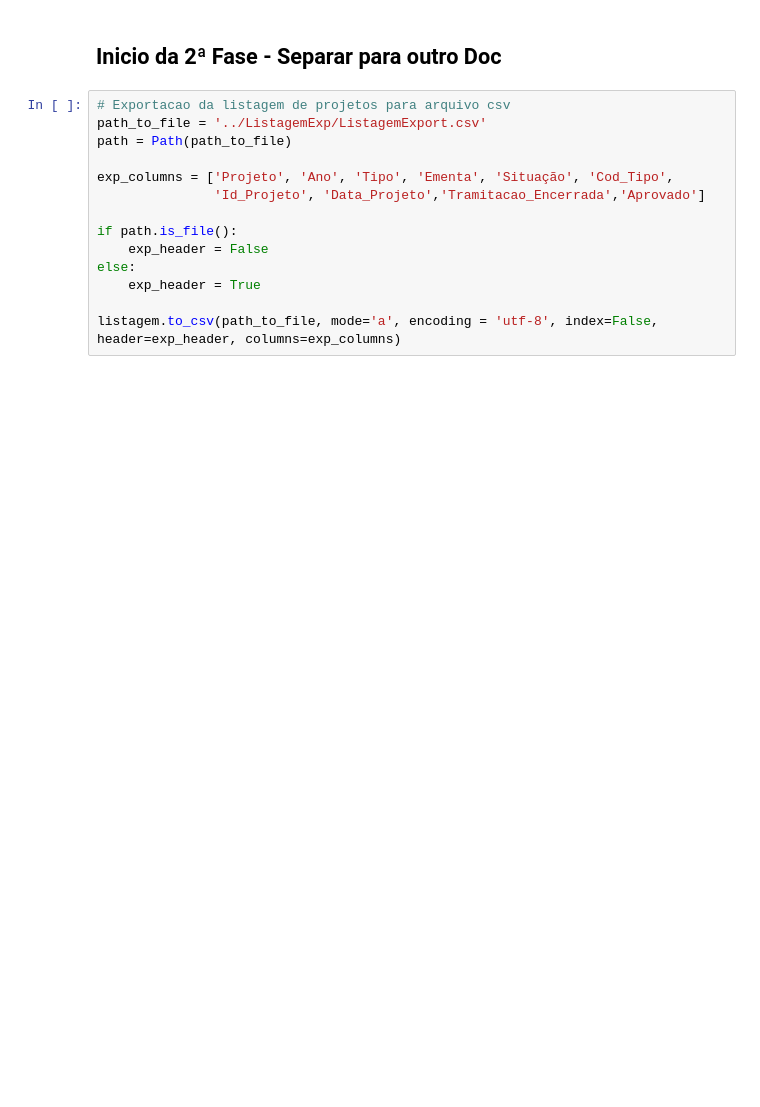
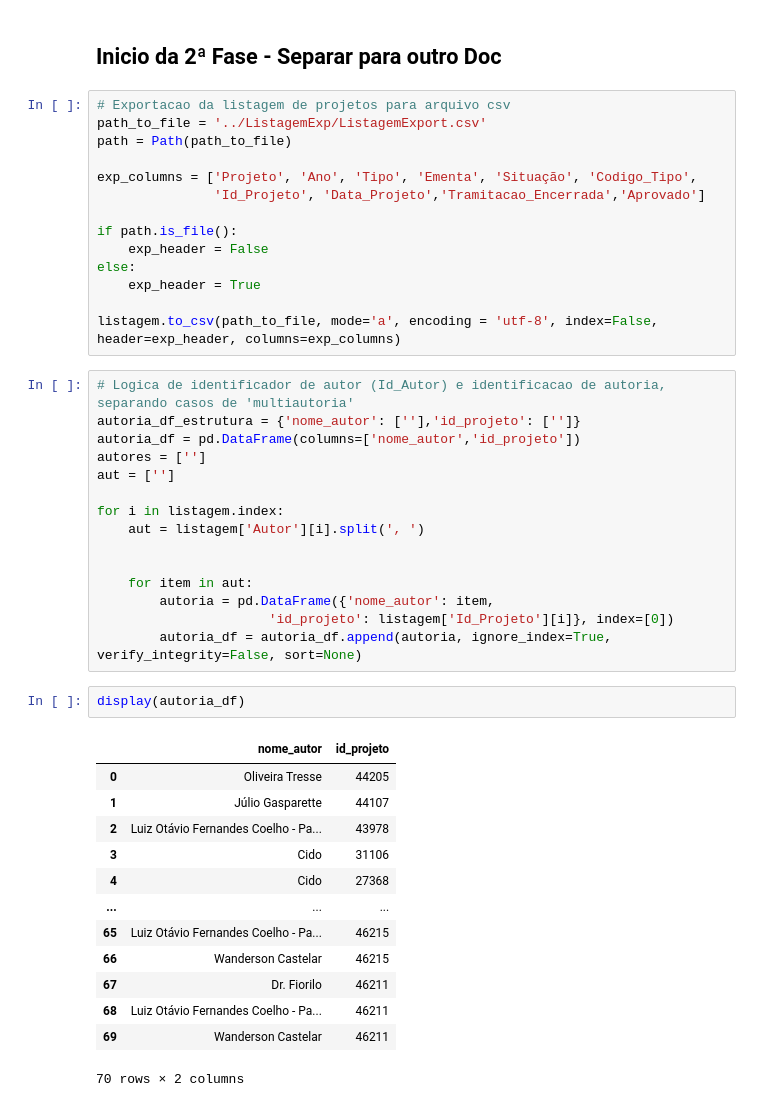
Before and after one commit to arturmabrao/Analise-CamaraJF, a Jupyter notebook: Codigo/testes_manipulacao_listagem.ipynb, the cells around one changed output. Cells and saved outputs as stored; diff of their text form; blank space fills up the shorter version.

Commit message:
Separacao de multi autoria, ajustes no export

```diff
--- a/Codigo/testes_manipulacao_listagem.ipynb
+++ b/Codigo/testes_manipulacao_listagem.ipynb
@@ -405,7 +423,7 @@ display(listagem)
 path_to_file = '../ListagemExp/ListagemExport.csv'
 path = Path(path_to_file)
 
-exp_columns = ['Projeto', 'Ano', 'Tipo', 'Ementa', 'Situação', 'Cod_Tipo',
+exp_columns = ['Projeto', 'Ano', 'Tipo', 'Ementa', 'Situação', 'Codigo_Tipo',
                'Id_Projeto', 'Data_Projeto','Tramitacao_Encerrada','Aprovado']
 
 if path.is_file():
@@ -414,6 +432,37 @@ else:
     exp_header = True
 
 listagem.to_csv(path_to_file, mode='a', encoding = 'utf-8', index=False, header=exp_header, columns=exp_columns)
+# %%
+# Logica de identificador de autor (Id_Autor) e identificacao de autoria, separando casos de 'multiautoria'
+autoria_df_estrutura = {'nome_autor': [''],'id_projeto': ['']}
+autoria_df = pd.DataFrame(columns=['nome_autor','id_projeto'])
+autores = ['']
+aut = ['']
+
+for i in listagem.index:
+    aut = listagem['Autor'][i].split(', ')
+
+
+    for item in aut:
+        autoria = pd.DataFrame({'nome_autor': item,
+                      'id_projeto': listagem['Id_Projeto'][i]}, index=[0])
+        autoria_df = autoria_df.append(autoria, ignore_index=True, verify_integrity=False, sort=None)
+# %%
+display(autoria_df)
+# %% [output]
+|  | nome_autor | id_projeto |
+| 0 | Oliveira Tresse | 44205 |
+| 1 | Júlio Gasparette | 44107 |
+| 2 | Luiz Otávio Fernandes Coelho - Pa... | 43978 |
+| 3 | Cido | 31106 |
+| 4 | Cido | 27368 |
+| ... | ... | ... |
+| 65 | Luiz Otávio Fernandes Coelho - Pa... | 46215 |
+| 66 | Wanderson Castelar | 46215 |
+| 67 | Dr. Fiorilo | 46211 |
+| 68 | Luiz Otávio Fernandes Coelho - Pa... | 46211 |
+| 69 | Wanderson Castelar | 46211 |
+70 rows × 2 columns
 # %%
 # Exportacao da listagem de autorias para arquivo csv
 path_to_file = '../ListagemExp/AutoriasExport.csv'
```
Also changed, not shown: parts of 13 cells of this notebook.
